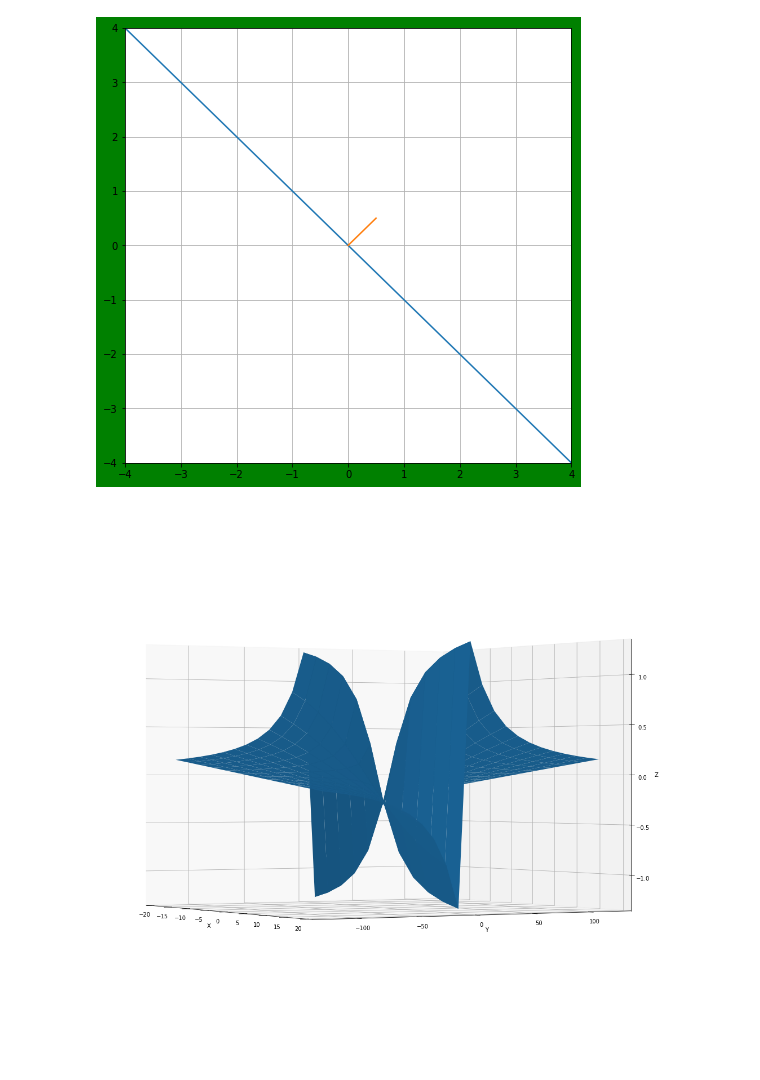
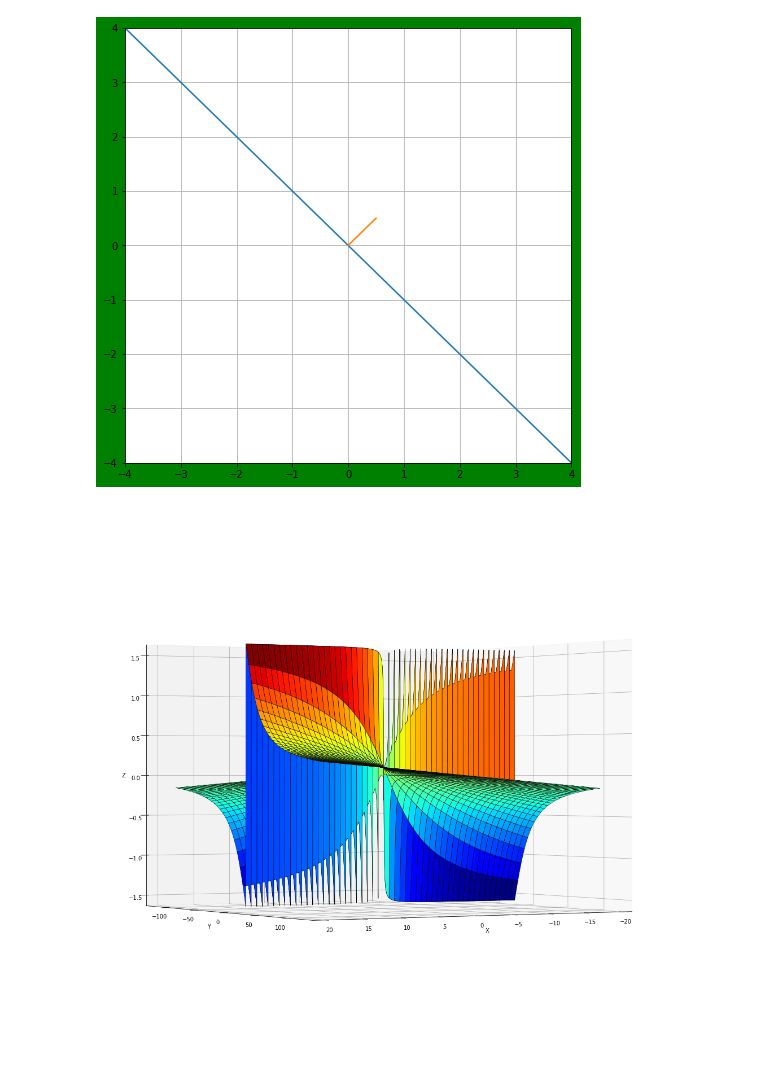
Before and after one commit to gorahohlov/matan_course, a Jupyter notebook: homework_09.ipynb, the cells around one changed output. Cells and saved outputs as stored; diff of their text form; code cells hidden in the pictures.

```diff
--- a/homework_09.ipynb
+++ b/homework_09.ipynb
@@ -197,16 +197,18 @@ plt.show()
 # %% [output]
 [figure]
 # %%
-x = np.linspace(-6 * math.pi, 6 * math.pi, 12)
-y = np.linspace(-120, 120, 24)
+from matplotlib.colors import LinearSegmentedColormap, LightSource
+x = np.linspace(-6 * math.pi, 6 * math.pi, 1200)
+y = np.linspace(-120, 120, 2400)
 X, Y = np.meshgrid(x, y)
 Z = np.arctan(X / Y)
 fig = plt.figure(figsize=(20,18))
-ax = fig.add_subplot(projection='3d', elev=0, azim=-30)
-ax.plot_surface(X, Y, Z)
+ax = fig.add_subplot(projection='3d', elev=0, azim=-300)
+cm1 = LinearSegmentedColormap.from_list('rwb', ['b', 'w', 'r'], 256)
+ax.plot_surface(X, Y, Z, cmap='jet', linewidth=.5, edgecolors='k', shade=True)
 ax.set_xlabel('X')
 ax.set_ylabel('Y')
 ax.set_zlabel('Z')
 plt.show()
 # %% [output]
-[figure, old version]
+[figure, new version]
```
Also changed, not shown: parts of 2 cells of this notebook.
